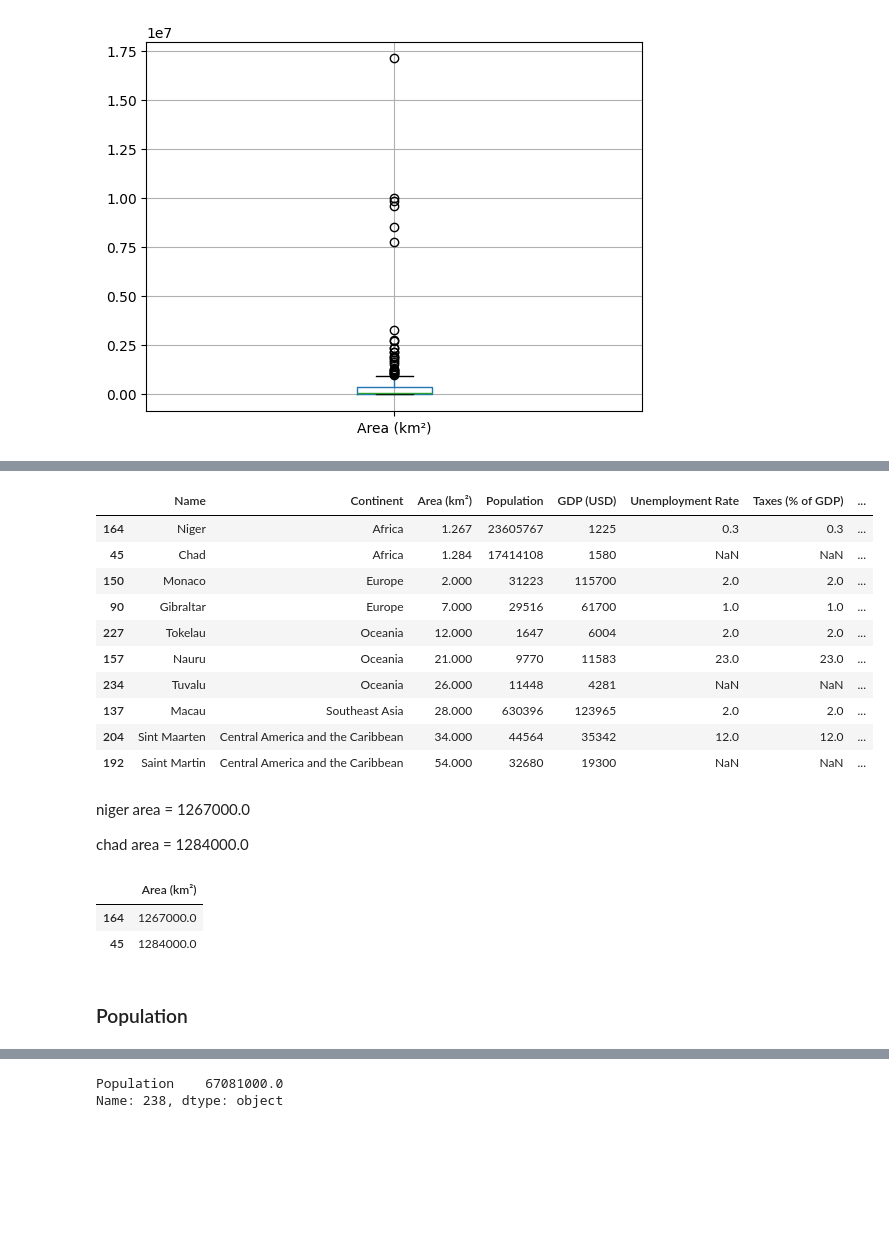
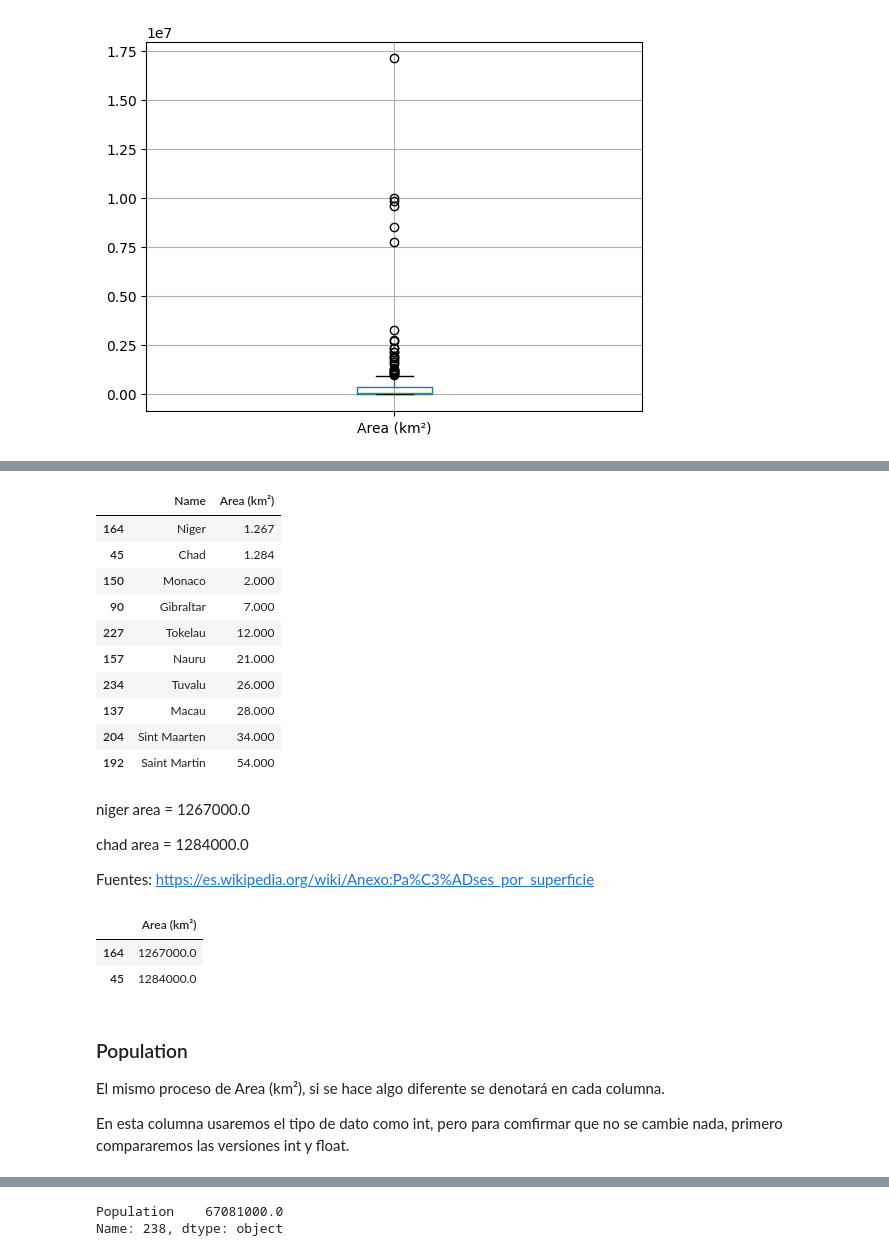
Before and after one commit to dui-luis-alberto-37/sklearn_cross_vall, a Jupyter notebook: Proyecto2_LuisAlbertoGarciaOrozco.ipynb, the cells around one changed output, grey strips where cells are left out. Saved outputs shown, nothing was run; the diff lists cells and outputs as text; code cells hidden in the pictures; blank space fills up the shorter version.

```diff
--- a/Proyecto2_LuisAlbertoGarciaOrozco.ipynb
+++ b/Proyecto2_LuisAlbertoGarciaOrozco.ipynb
@@ -95,3 +86,0 @@ Index([  1,   8,  13,  30,  32,  48,  49,  50,  56,  65,  84, 101, 102, 116,
-# %%
-df.drop(outliers_idx, axis = 0, inplace = True)
-df[df['GDP (USD)'] < 50]
@@ -99,0 +87,5 @@ df[df['GDP (USD)'] < 50]
+# %%
+outliers_idx = df[df['GDP (USD)'] < 50].index
+
+df.drop(outliers_idx, inplace = True)
+df[df['GDP (USD)'] < 50]
@@ -120,4 +112,4 @@ df[df[col] == 'World'] ## 510072000 parece un dato de área muy atípico, en gen
 # %%
-df = df.drop(250)
-df[df[col] == 'World']
+df = df.drop([250,77], axis = 0)
+df[df[col] == 'World'], df[df[col] == 'European Union']
 # %% [output]
@@ -130,3 +121,0 @@ df[df[col] == 'European Union']
-# %%
-df = df.drop(77)
-df[df[col] == 'European Union']
@@ -184,18 +187,20 @@ df[df[col] > 0.1e7].sort_values(col)
 # %%
-df[df[col] < 0.1e7].sort_values(col).head(10)
+df[df[col] < 0.1e7].sort_values(col).loc[:,['Name',col]].head(10)
 # %% [output]
-|  | Name | Continent | Area (km²) | Population | GDP (USD) | Unemployment Rate | Taxes (% of GDP) | ... |
-| 164 | Niger | Africa | 1.267 | 23605767 | 1225 | 0.3 | 0.3 | ... |
-| 45 | Chad | Africa | 1.284 | 17414108 | 1580 | NaN | NaN | ... |
-| 150 | Monaco | Europe | 2.000 | 31223 | 115700 | 2.0 | 2.0 | ... |
-| 90 | Gibraltar | Europe | 7.000 | 29516 | 61700 | 1.0 | 1.0 | ... |
-| 227 | Tokelau | Oceania | 12.000 | 1647 | 6004 | 2.0 | 2.0 | ... |
-| 157 | Nauru | Oceania | 21.000 | 9770 | 11583 | 23.0 | 23.0 | ... |
-| 234 | Tuvalu | Oceania | 26.000 | 11448 | 4281 | NaN | NaN | ... |
-| 137 | Macau | Southeast Asia | 28.000 | 630396 | 123965 | 2.0 | 2.0 | ... |
-| 204 | Sint Maarten | Central America and the Caribbean | 34.000 | 44564 | 35342 | 12.0 | 12.0 | ... |
-| 192 | Saint Martin | Central America and the Caribbean | 54.000 | 32680 | 19300 | NaN | NaN | ... |
+|  | Name | Area (km²) |
+| 164 | Niger | 1.267 |
+| 45 | Chad | 1.284 |
+| 150 | Monaco | 2.000 |
+| 90 | Gibraltar | 7.000 |
+| 227 | Tokelau | 12.000 |
+| 157 | Nauru | 21.000 |
+| 234 | Tuvalu | 26.000 |
+| 137 | Macau | 28.000 |
+| 204 | Sint Maarten | 34.000 |
+| 192 | Saint Martin | 54.000 |
 # %% [markdown]
 niger area = 1267000.0
 
 chad area = 1284000.0
+
+Fuentes: https://es.wikipedia.org/wiki/Anexo:Pa%C3%ADses_por_superficie
@@ -211,3 +213,7 @@ df.loc[[164, 45],[col]]
 | 45 | 1284000.0 |
 # %% [markdown]
 ### Population
+
+El mismo proceso de Area (km²), si se hace algo diferente se denotará en cada columna.
+
+En esta columna usaremos el tipo de dato como int, pero para comfirmar que no se cambie nada, primero compararemos las versiones int y float.
```
Also changed, not shown: parts of 79 cells of this notebook.
